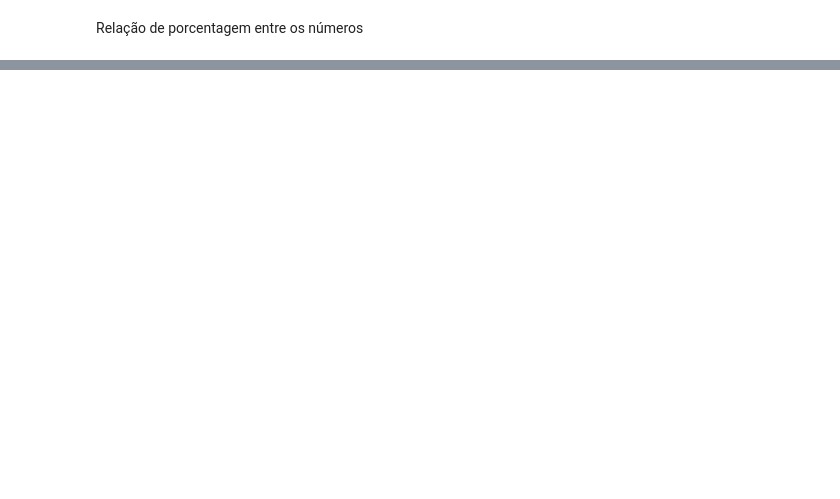
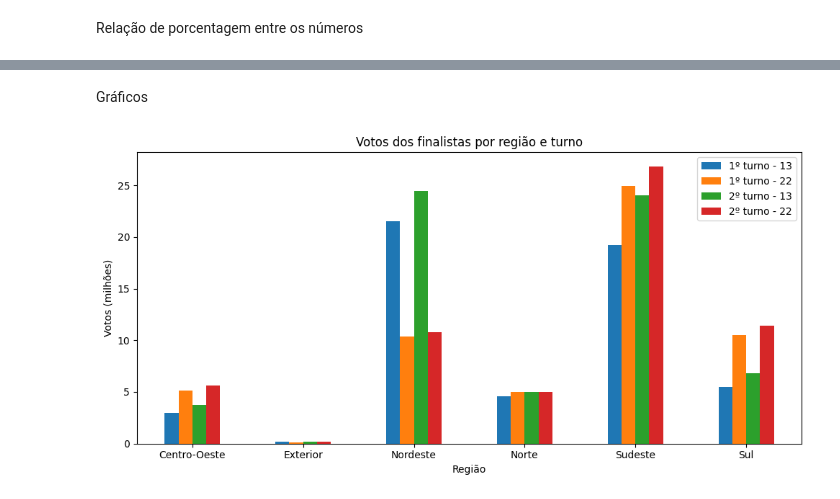
Before and after one commit to Arthxzs/Analise_Eleitoral_2026, a Jupyter notebook: Análise_votação.ipynb, the cells around one changed output, grey strips where cells are left out. Cells and saved outputs as stored; diff of their text form; code cells hidden in the pictures; blank space fills up the shorter version.

```diff
--- a/Análise_votação.ipynb
+++ b/Análise_votação.ipynb
@@ -104,9 +113,0 @@ Número de votação segundo turno para os candidatos
-# %%
-votacao_cargo_t2 = (df2["NR_TURNO"] == 2) & (df2["DS_CARGO"] == "Presidente")
-
-votacao_t2 = df2[votacao_cargo_t2].groupby(["NR_TURNO", "DS_CARGO", "NR_CANDIDATO", "NM_CANDIDATO"])[["QT_VOTOS_NOMINAIS_VALIDOS"]].sum().sort_values("QT_VOTOS_NOMINAIS_VALIDOS", ascending=False)
-votacao_t2 = votacao_t2.rename(columns={"QT_VOTOS_NOMINAIS_VALIDOS": "Votos nominais válidos"})
-votacao_t2 = votacao_t2.rename_axis(index={"NR_TURNO": "Turno", "DS_CARGO": "Cargo", "NR_CANDIDATO": "Número", "NM_CANDIDATO": "Candidato"})
-#votacao_t2 = votacao_t2.reset_index()
-
-display(votacao_t2)
@@ -138,0 +256,23 @@ dtype: int64
+# %%
+regioes = {"AC": "Norte", "AP": "Norte", "AM": "Norte", "PA": "Norte", "RO": "Norte", "RR": "Norte", "TO": "Norte",
+           "AL": "Nordeste", "BA": "Nordeste", "CE": "Nordeste", "MA": "Nordeste", "PB": "Nordeste",
+           "PE": "Nordeste", "PI": "Nordeste", "RN": "Nordeste", "SE": "Nordeste",
+           "DF": "Centro-Oeste", "GO": "Centro-Oeste", "MT": "Centro-Oeste", "MS": "Centro-Oeste",
+           "ES": "Sudeste", "MG": "Sudeste", "RJ": "Sudeste", "SP": "Sudeste",
+           "PR": "Sul", "RS": "Sul", "SC": "Sul", "ZZ": "Exterior"}
+
+# Criando mun_br como cópia de tabela_b para que possua SG_UF e as colunas de Vencedor
+mun_br = tabela_b.copy()
+
+tabela_b["Regiao"] = tabela_b["SG_UF"].map(regioes)
+mun_br["Regiao"] = mun_br["SG_UF"].map(regioes)
+
+votos_uf = tabela_b.groupby("SG_UF")[colunas_votos].sum()
+votos_regiao = tabela_b.groupby("Regiao")[colunas_votos].sum()
+
+for tabela in (votos_uf, votos_regiao):
+    tabela["Vencedor_T1"] = definir_vencedor(tabela, "T1_13", "T1_22")
+    tabela["Vencedor_T2"] = definir_vencedor(tabela, "T2_13", "T2_22")
+
+# Conferência: nenhuma UF pode ficar sem região
+display(tabela_b["Regiao"].isna().sum(), votos_regiao, votos_uf)
@@ -138,0 +411,15 @@ dtype: int64
+# %% [markdown]
+Gráficos
+# %%
+# Gráfico 1: votos dos 2 candidatos por região e turno
+votos_regiao_mi = votos_regiao[colunas_votos] / 1_000_000
+votos_regiao_mi.columns = ["1º turno - 13", "1º turno - 22", "2º turno - 13", "2º turno - 22"]
+votos_regiao_mi.plot(kind="bar", figsize=(10, 5))
+plt.title("Votos dos finalistas por região e turno")
+plt.ylabel("Votos (milhões)")
+plt.xlabel("Região")
+plt.xticks(rotation=0)
+plt.tight_layout()
+plt.show()
+# %% [output]
+[figure, added]
```
Also changed, not shown: parts of 26 cells of this notebook.
